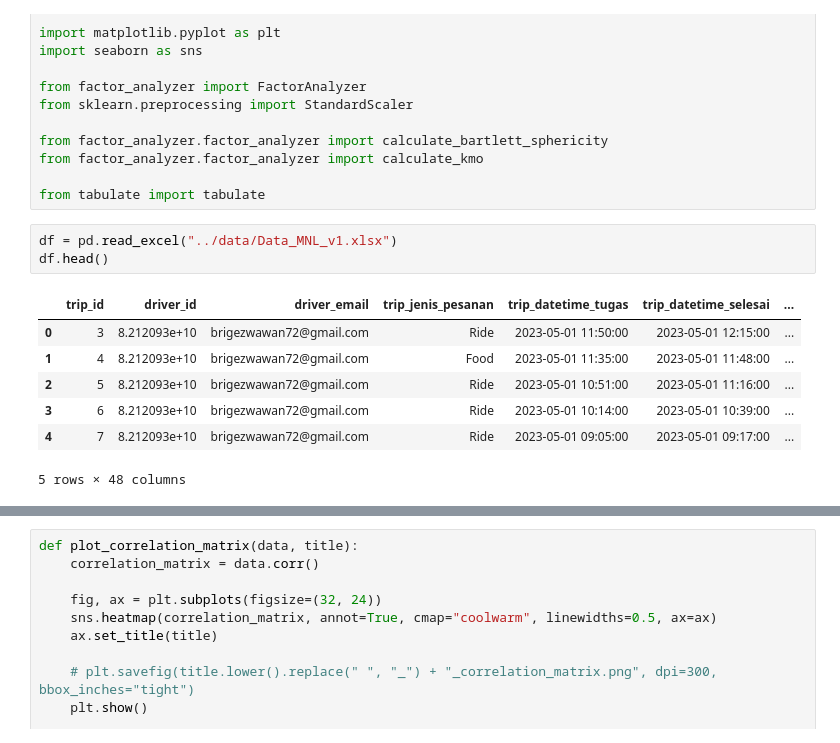
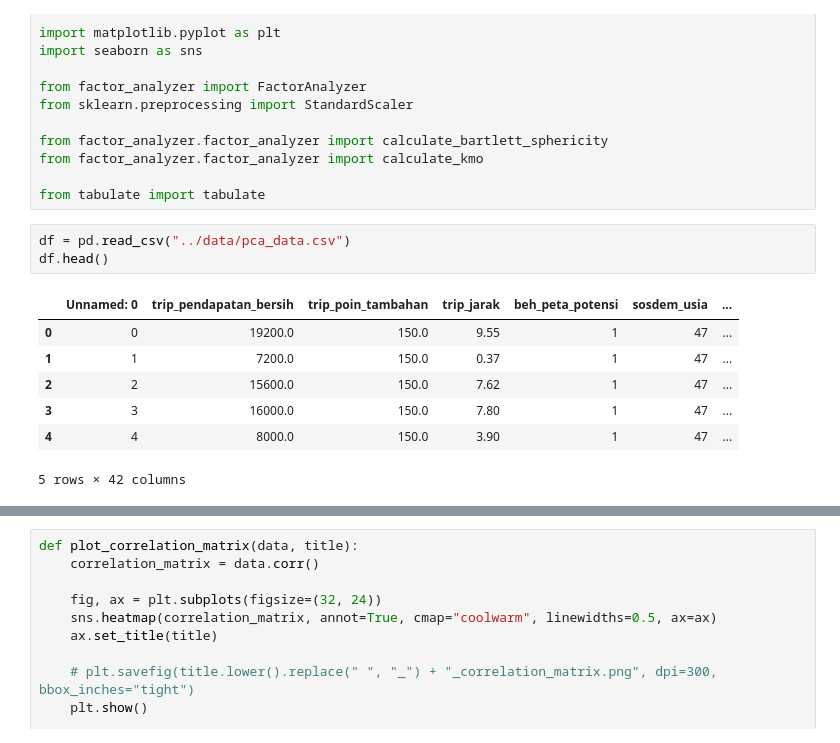
Before and after one commit to azwanazamuddin/location-choice-model, a Jupyter notebook: notebooks/pca_features.ipynb, the cells around one changed output, grey strips where cells are left out. Cells and saved outputs as stored; diff of their text form.

```diff
--- a/notebooks/pca_features.ipynb
+++ b/notebooks/pca_features.ipynb
@@ -13,13 +15,13 @@ from factor_analyzer.factor_analyzer import calculate_kmo
 
 from tabulate import tabulate
 # %%
-df = pd.read_excel("../data/Data_MNL_v1.xlsx")
+df = pd.read_csv("../data/pca_data.csv")
 df.head()
 # %% [output]
-|  | trip_id | driver_id | driver_email | trip_jenis_pesanan | trip_datetime_tugas | trip_datetime_selesai | ... |
-| 0 | 3 | 8.212093e+10 | brigezwawan72@gmail.com | Ride | 2023-05-01 11:50:00 | 2023-05-01 12:15:00 | ... |
-| 1 | 4 | 8.212093e+10 | brigezwawan72@gmail.com | Food | 2023-05-01 11:35:00 | 2023-05-01 11:48:00 | ... |
-| 2 | 5 | 8.212093e+10 | brigezwawan72@gmail.com | Ride | 2023-05-01 10:51:00 | 2023-05-01 11:16:00 | ... |
-| 3 | 6 | 8.212093e+10 | brigezwawan72@gmail.com | Ride | 2023-05-01 10:14:00 | 2023-05-01 10:39:00 | ... |
-| 4 | 7 | 8.212093e+10 | brigezwawan72@gmail.com | Ride | 2023-05-01 09:05:00 | 2023-05-01 09:17:00 | ... |
+|  | Unnamed: 0 | trip_pendapatan_bersih | trip_poin_tambahan | trip_jarak | beh_peta_potensi | sosdem_usia | ... |
+| 0 | 0 | 19200.0 | 150.0 | 9.55 | 1 | 47 | ... |
+| 1 | 1 | 7200.0 | 150.0 | 0.37 | 1 | 47 | ... |
+| 2 | 2 | 15600.0 | 150.0 | 7.62 | 1 | 47 | ... |
+| 3 | 3 | 16000.0 | 150.0 | 7.80 | 1 | 47 | ... |
+| 4 | 4 | 8000.0 | 150.0 | 3.90 | 1 | 47 | ... |
-5 rows × 48 columns
+5 rows × 42 columns
```
Also changed, not shown: parts of 121 cells of this notebook, 4 other files.
